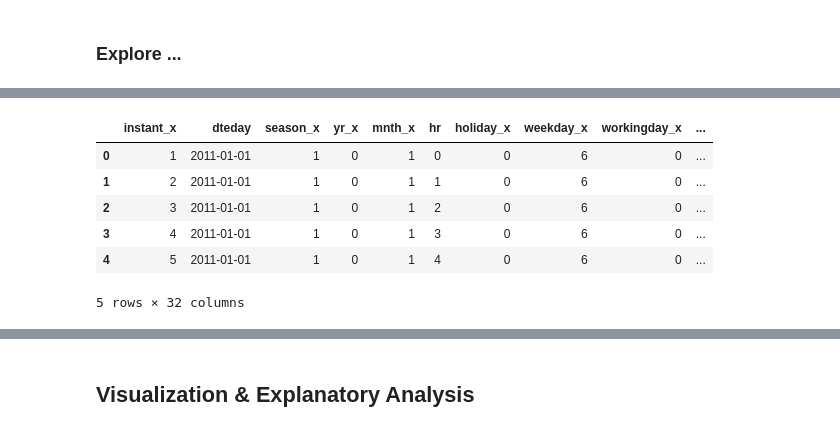
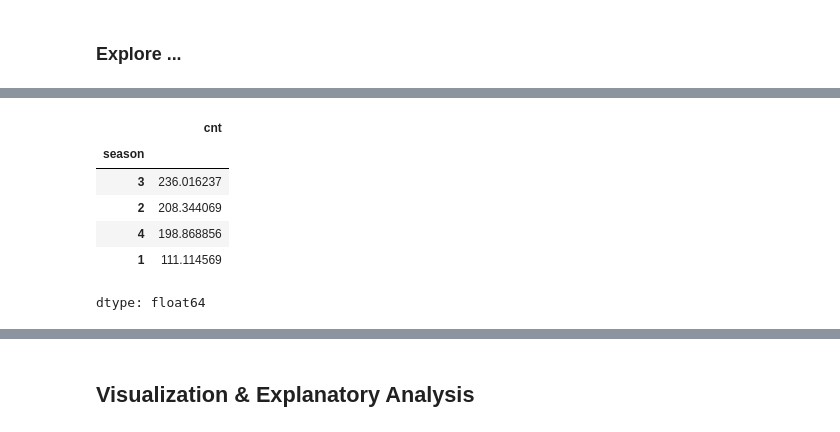
Before and after one commit to SaukiFutaki/streamlit-py, a Jupyter notebook: notebook.ipynb, the cells around one changed output, grey strips where cells are left out. Cells and saved outputs as stored; diff of their text form; code cells hidden in the pictures.

```diff
--- a/notebook.ipynb
+++ b/notebook.ipynb
@@ -113,20 +150,0 @@ dtype: float64
-# %%
-day_df['dteday'] = pd.to_datetime(day_df['dteday'])
-hour_df['dteday'] = pd.to_datetime(hour_df['dteday'])
-
-all_df = pd.merge(
-    left=hour_df,
-    right=day_df,
-    how="left",
-    left_on="dteday",
-    right_on="dteday"
-)
-all_df.head()
-# %% [output]
-|  | instant_x | dteday | season_x | yr_x | mnth_x | hr | holiday_x | weekday_x | workingday_x | ... |
-| 0 | 1 | 2011-01-01 | 1 | 0 | 1 | 0 | 0 | 6 | 0 | ... |
-| 1 | 2 | 2011-01-01 | 1 | 0 | 1 | 1 | 0 | 6 | 0 | ... |
-| 2 | 3 | 2011-01-01 | 1 | 0 | 1 | 2 | 0 | 6 | 0 | ... |
-| 3 | 4 | 2011-01-01 | 1 | 0 | 1 | 3 | 0 | 6 | 0 | ... |
-| 4 | 5 | 2011-01-01 | 1 | 0 | 1 | 4 | 0 | 6 | 0 | ... |
-5 rows × 32 columns
@@ -134,0 +151,11 @@ all_df.to_csv("/content/all_data.csv", index=False)
+# %%
+day_df.groupby(by="season")["cnt"].mean().sort_values(ascending=False)
+hour_df.groupby(by="season")["cnt"].mean().sort_values(ascending=False)
+# %% [output]
+|  | cnt |
+| season |  |
+| 3 | 236.016237 |
+| 2 | 208.344069 |
+| 4 | 198.868856 |
+| 1 | 111.114569 |
+dtype: float64
```
Also changed, not shown: parts of 9 cells of this notebook, 2 other files.
